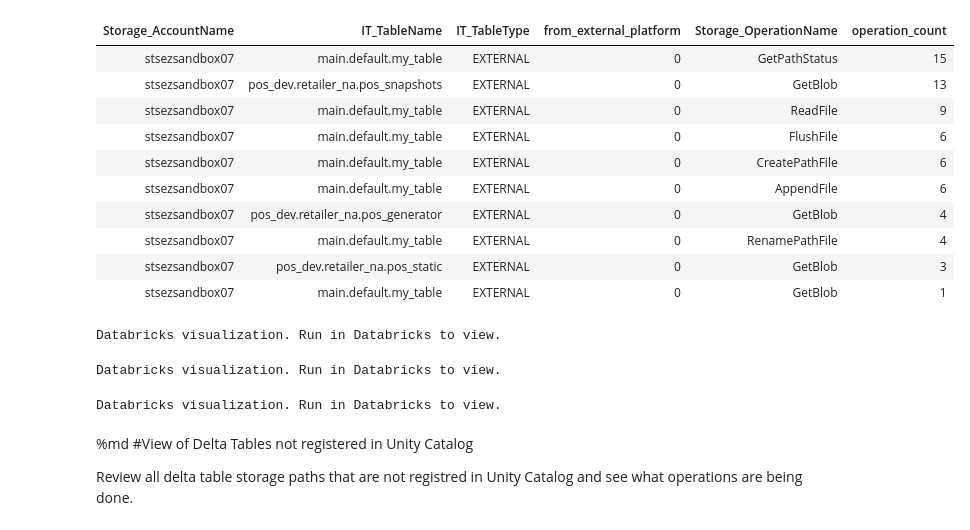
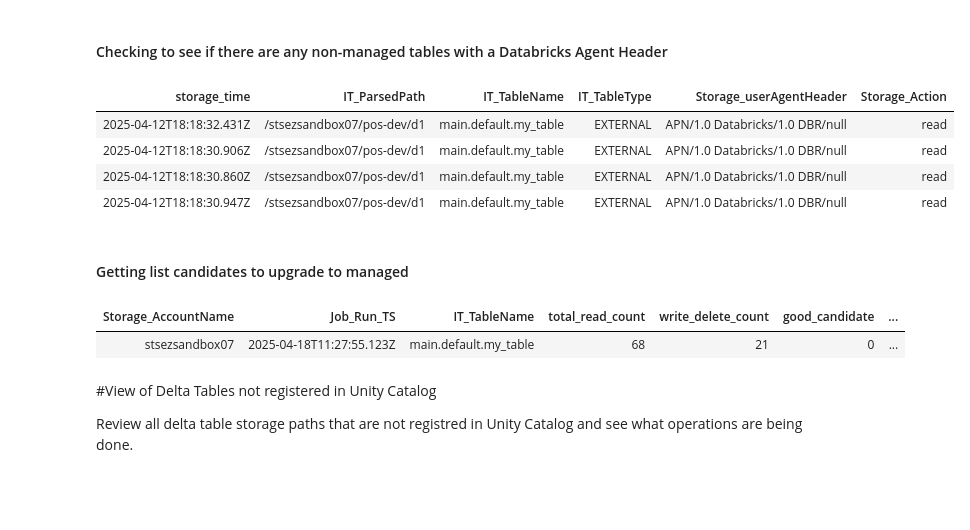
Before and after one commit to databrickslabs/access-insights, a Jupyter notebook: azure/notebooks/SLOG Exploration.ipynb, the cells around one changed output. Drawn from its saved outputs; the diff is of its cells as text; code cells hidden in the pictures; blank space fills up the shorter version.

```diff
--- a/azure/notebooks/SLOG Exploration.ipynb
+++ b/azure/notebooks/SLOG Exploration.ipynb
@@ -14,3 +58,33 @@ External Table -> main.default.xyz
+# %% [markdown]
+#### Checking to see if there are any non-managed tables with a Databricks Agent Header
+# %%
+SELECT
+  storage_time,
+  IT_ParsedPath,
+  IT_TableName,
+  IT_TableType,
+  Storage_userAgentHeader,
+  Storage_Action
+FROM
+  slog.default.vw_storagelogs_information_schema
+WHERE
+  lower(Storage_userAgentHeader) like '%databricks%'
+  and lower(IT_TableType) != 'managed'
+GROUP BY
+  storage_time,
+  IT_ParsedPath,
+  IT_TableName,
+  IT_TableType,
+  Storage_userAgentHeader,
+  Storage_Action
+# %% [output]
+| storage_time | IT_ParsedPath | IT_TableName | IT_TableType | Storage_userAgentHeader | Storage_Action |
+| 2025-04-12T18:18:32.431Z | /stsezsandbox07/pos-dev/d1 | main.default.my_table | EXTERNAL | APN/1.0 Databricks/1.0 DBR/null | read |
+| 2025-04-12T18:18:30.906Z | /stsezsandbox07/pos-dev/d1 | main.default.my_table | EXTERNAL | APN/1.0 Databricks/1.0 DBR/null | read |
+| 2025-04-12T18:18:30.860Z | /stsezsandbox07/pos-dev/d1 | main.default.my_table | EXTERNAL | APN/1.0 Databricks/1.0 DBR/null | read |
+| 2025-04-12T18:18:30.947Z | /stsezsandbox07/pos-dev/d1 | main.default.my_table | EXTERNAL | APN/1.0 Databricks/1.0 DBR/null | read |
+# %% [markdown]
+#### Getting list candidates to upgrade to managed
 # %%
 -- Get the latest timestamp for the "eventhub_storage_log_setup" job
 with last_run_timestamp as (
@@ -25,86 +99,55 @@ with last_run_timestamp as (
 -- Identify list of tables that are good candidates to move to managed tables
 select
   src.Storage_AccountName,
-  -- max(src.Event_Log_TS) as Event_Log_TS,
   last_run_timestamp.last_run_timestamp as Job_Run_TS,
   src.IT_TableName,
-
-  -- Get read, write, and delete counts
   coalesce(sum(case when src.Storage_Action = 'read' then src.operation_count else 0 end), 0) as total_read_count,
-  coalesce(sum(case when src.Storage_Action = 'write' then src.operation_count else 0 end), 0) + coalesce(sum(case when src.Storage_Action = 'delete' then src.operation_count else 0 end), 0) as write_delete_count,
-
-  -- Capture external tables with no writes or deletes as good candidates
+  coalesce(sum(case when src.Storage_Action = 'write' then src.operation_count else 0 end), 0) +
+  coalesce(sum(case when src.Storage_Action = 'delete' then src.operation_count else 0 end), 0) as write_delete_count,
   case
-    when coalesce(sum(case when src.Storage_Action = 'write' then src.operation_count else 0 end), 0) + coalesce(sum(case when src.Storage_Action = 'delete' then src.operation_count else 0 end), 0) = 0 then 1
+    when coalesce(sum(case when src.Storage_Action = 'write' then src.operation_count else 0 end), 0) +
+    coalesce(sum(case when src.Storage_Action = 'delete' then src.operation_count else 0 end), 0) = 0 then 1
     else 0
   end as good_candidate,
-
-  -- TO DO: Capture non-externally accessed databricks tables with any operation
-
-  -- Identify external tables that were accessed by an external platform
   case
-    when
-      sum(
-        case
-          when lower(src.Storage_userAgentHeader) like '%databricks%' then 1
-          else 0
-        end
-      ) > 0
-    then
-      0
+    when sum(case when lower(src.Storage_userAgentHeader) like '%databricks%' then 1 else 0 end) > 0 then 0
     else 1
   end as from_external_platform
-
- -- Group and Filter
 from
   (
     select
       Storage_AccountName,
-      -- Max(Storage_Time) `Event_Log_TS`,
-      Date(Storage_Time) `Storage_Date`,
+      Date(Storage_Time) as Storage_Date,
       lower(Storage_userAgentHeader) as Storage_userAgentHeader,
       IT_TableName,
       IT_TableType,
       Storage_Action,
       count(*) as operation_count
     from
       slog.default.vw_storagelogs_information_schema
     where
       IT_TableType = 'EXTERNAL' and
       Storage_Action in ('read', 'write', 'delete')
     group by
       Storage_AccountName,
       Storage_Time,
       Storage_userAgentHeader,
       IT_TableName,
       IT_TableType,
       Storage_Action
   ) src
   join last_run_timestamp
 group by
   src.Storage_AccountName,
   src.IT_TableName,
   last_run_timestamp.last_run_timestamp
 order by
   total_read_count desc,
   write_delete_count desc
 # %% [output]
-| Storage_AccountName | IT_TableName | IT_TableType | from_external_platform | Storage_OperationName | operation_count |
-| stsezsandbox07 | main.default.my_table | EXTERNAL | 0 | GetPathStatus | 15 |
-| stsezsandbox07 | pos_dev.retailer_na.pos_snapshots | EXTERNAL | 0 | GetBlob | 13 |
-| stsezsandbox07 | main.default.my_table | EXTERNAL | 0 | ReadFile | 9 |
-| stsezsandbox07 | main.default.my_table | EXTERNAL | 0 | FlushFile | 6 |
-| stsezsandbox07 | main.default.my_table | EXTERNAL | 0 | CreatePathFile | 6 |
-| stsezsandbox07 | main.default.my_table | EXTERNAL | 0 | AppendFile | 6 |
-| stsezsandbox07 | pos_dev.retailer_na.pos_generator | EXTERNAL | 0 | GetBlob | 4 |
-| stsezsandbox07 | main.default.my_table | EXTERNAL | 0 | RenamePathFile | 4 |
-| stsezsandbox07 | pos_dev.retailer_na.pos_static | EXTERNAL | 0 | GetBlob | 3 |
-| stsezsandbox07 | main.default.my_table | EXTERNAL | 0 | GetBlob | 1 |
+| Storage_AccountName | Job_Run_TS | IT_TableName | total_read_count | write_delete_count | good_candidate | ... |
+| stsezsandbox07 | 2025-04-18T11:27:55.123Z | main.default.my_table | 68 | 21 | 0 | ... |
-Databricks visualization. Run in Databricks to view.
-Databricks visualization. Run in Databricks to view.
-Databricks visualization. Run in Databricks to view.
 # %% [markdown]
-%md
 #View of Delta Tables not registered in Unity Catalog
 
 Review all delta table storage paths that are not registred in Unity Catalog and see what operations are being done.
```
Also changed, not shown: parts of 7 cells of this notebook, 2 other files.
